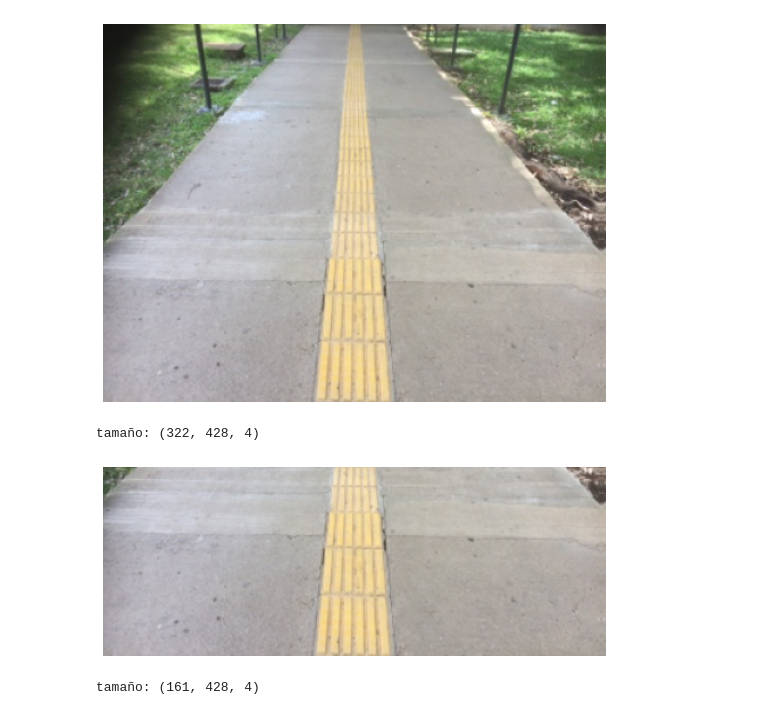
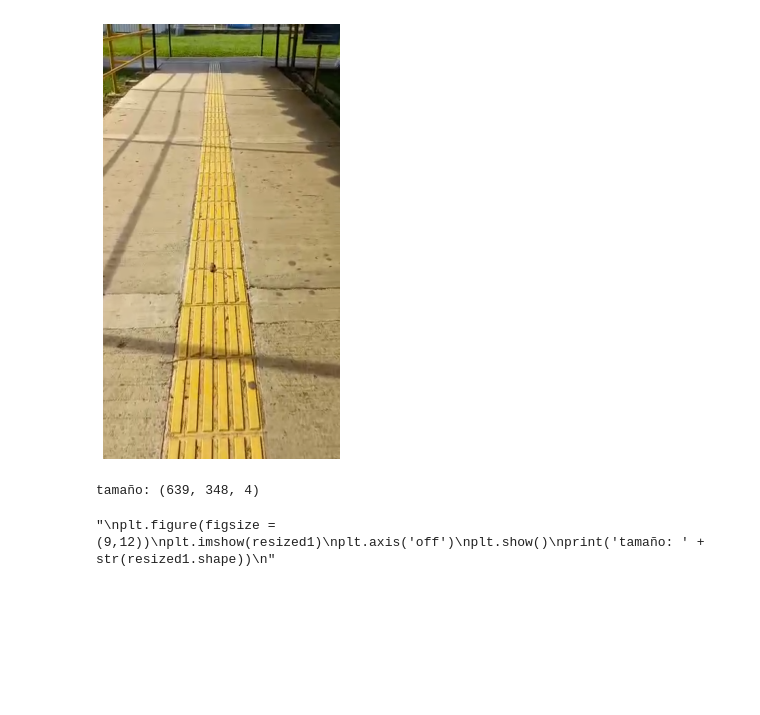
Before and after one commit to ChristopherMoralesA/Proyecto-Final-Vision, a Jupyter notebook: Notebook.ipynb, the cells around one changed output. Cells and saved outputs as stored; diff of their text form; code cells hidden in the pictures; blank space fills up the shorter version.

```diff
--- a/Notebook.ipynb
+++ b/Notebook.ipynb
@@ -29,20 +29,20 @@ import pandas as pd
 path = os.getcwd()
 # %%
 #Imagen original
-file_path = os.path.join(path , 'Imagen1.png')
+file_path = os.path.join(path , 'IMG_06.png')
 img_org = io.imread(file_path)
 shape = img_org.shape
 
-plt.figure(figsize = (9,12))
+plt.figure(figsize = (9,8))
 plt.imshow(img_org)
 plt.axis('off')
 plt.show()
 print('tamaño: ' + str(img_org.shape))
 # %% [output]
-[figure, old version]
+[figure, new version]
-tamaño: (322, 428, 4)
+tamaño: (639, 348, 4)
 # %%
-# Escala y Recorta la imagen a 320x240
+# Escala y Recorta la imagen a 360x320
 def edit_image(image):
     y,x = image.shape[:2]
     y_div = y//2
@@ -52,12 +52,13 @@ def edit_image(image):
     return resized
 
 resized1 = edit_image(img_org)
+"""
 plt.figure(figsize = (9,12))
 plt.imshow(resized1)
 plt.axis('off')
 plt.show()
 print('tamaño: ' + str(resized1.shape))
+"""
 # %% [output]
-[figure, removed]
-tamaño: (161, 428, 4)
+"\nplt.figure(figsize = (9,12))\nplt.imshow(resized1)\nplt.axis('off')\nplt.show()\nprint('tamaño: ' + str(resized1.shape))\n"
 # %%
```
Also changed, not shown: parts of 11 cells of this notebook.
